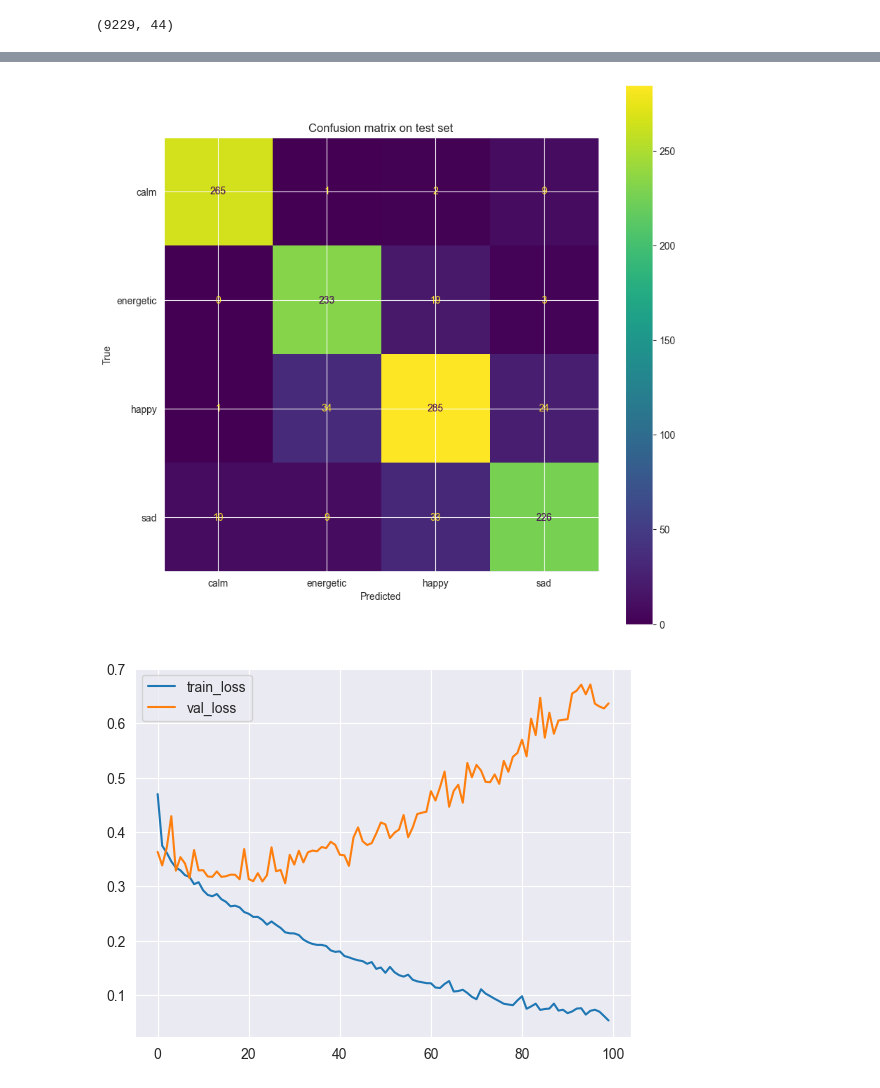
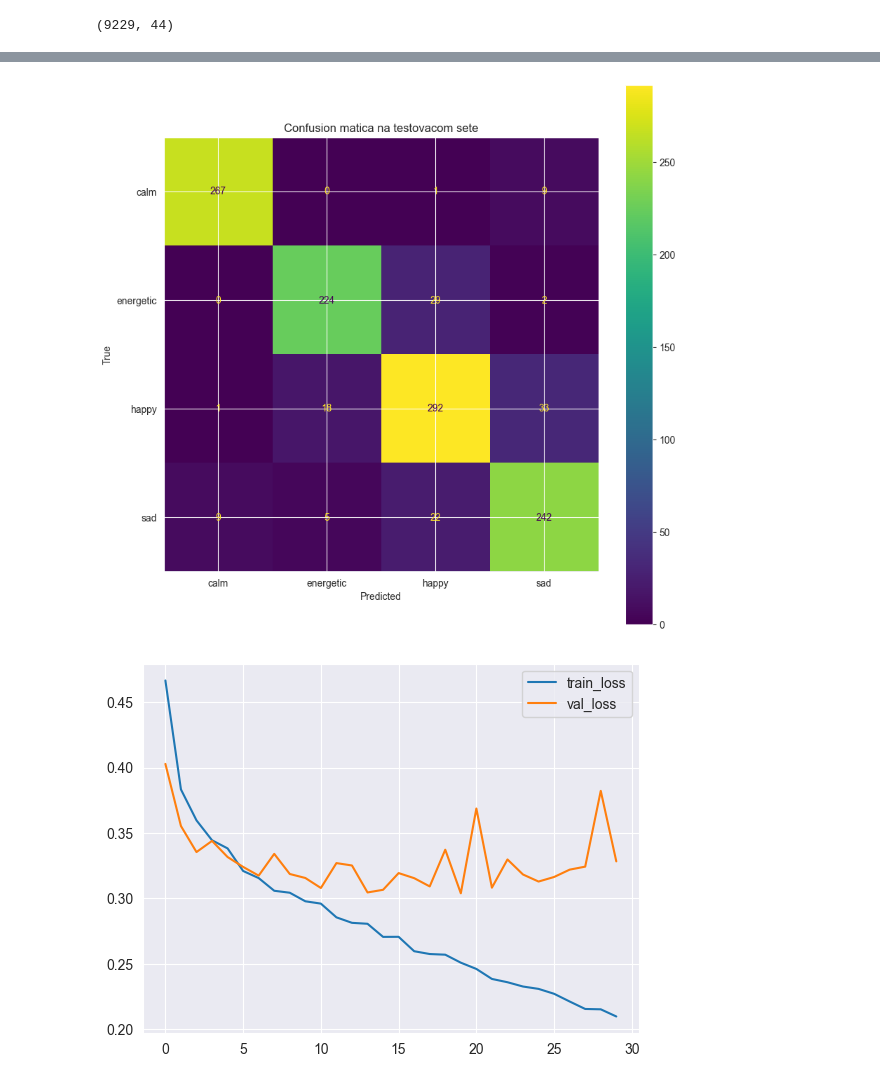
Before and after one commit to LiquiNaut/SUNS-zadanie-1, a Jupyter notebook: main.ipynb, the cells around one changed output, grey strips where cells are left out. Drawn from its saved outputs; the diff is of its cells as text; code cells hidden in the pictures.

```diff
--- a/main.ipynb
+++ b/main.ipynb
@@ -470,6 +470,7 @@ X_train.shape
 import numpy as np
 from keras.src.layers import Dense, Flatten
 from keras import Sequential
+from keras.callbacks import EarlyStopping
 from keras.layers import Dropout
 from keras.optimizers import SGD
 from keras.regularizers import l2
@@ -480,11 +481,15 @@ model.add(Dense(128, input_dim=X_train.shape[1], activation='relu'))
 model.add(Dense(512, activation='relu'))
 model.add(Dense(4, activation='softmax'))  # lebo 4 kategorie emotions
 
+# Definujte EarlyStopping
+early_stopping = EarlyStopping(monitor='val_loss', patience=10, restore_best_weights=True)
+
 model.compile(loss='categorical_crossentropy', optimizer=Adam(learning_rate=0.002), metrics=['accuracy'])
 
 
 # Krok 8: Trénovanie modelu
-history = model.fit(x=X_train, y=y_train, validation_data=(X_valid, y_valid), epochs=100, batch_size=32)
+history = model.fit(x=X_train, y=y_train, validation_data=(X_valid, y_valid),
+                    epochs=200, batch_size=32, callbacks=[early_stopping])
 
 # Krok 9: Evaluácia modelu
 # test_scores = model.evaluate(X_test, y_test, verbose=0)
@@ -506,7 +511,7 @@ cm = confusion_matrix(y_test, y_pred)
 disp = ConfusionMatrixDisplay(confusion_matrix=cm, display_labels=class_names)
 fig, ax = plt.subplots(figsize=(10,10))
 disp.plot(ax=ax)
-disp.ax_.set_title("Confusion matrix on test set")
+disp.ax_.set_title("Confusion matica na testovacom sete")
 disp.ax_.set(xlabel='Predicted', ylabel='True')
 plt.show()
 
@@ -540,3 +545,3 @@ test accuracy: 0.8743500709533691
 37/37 [==============================] - 0s 3ms/step
-[figure, old version]
+[figure, new version]
-[figure, old version]
+[figure, new version]
```
Also changed, not shown: parts of 1 cell of this notebook.
